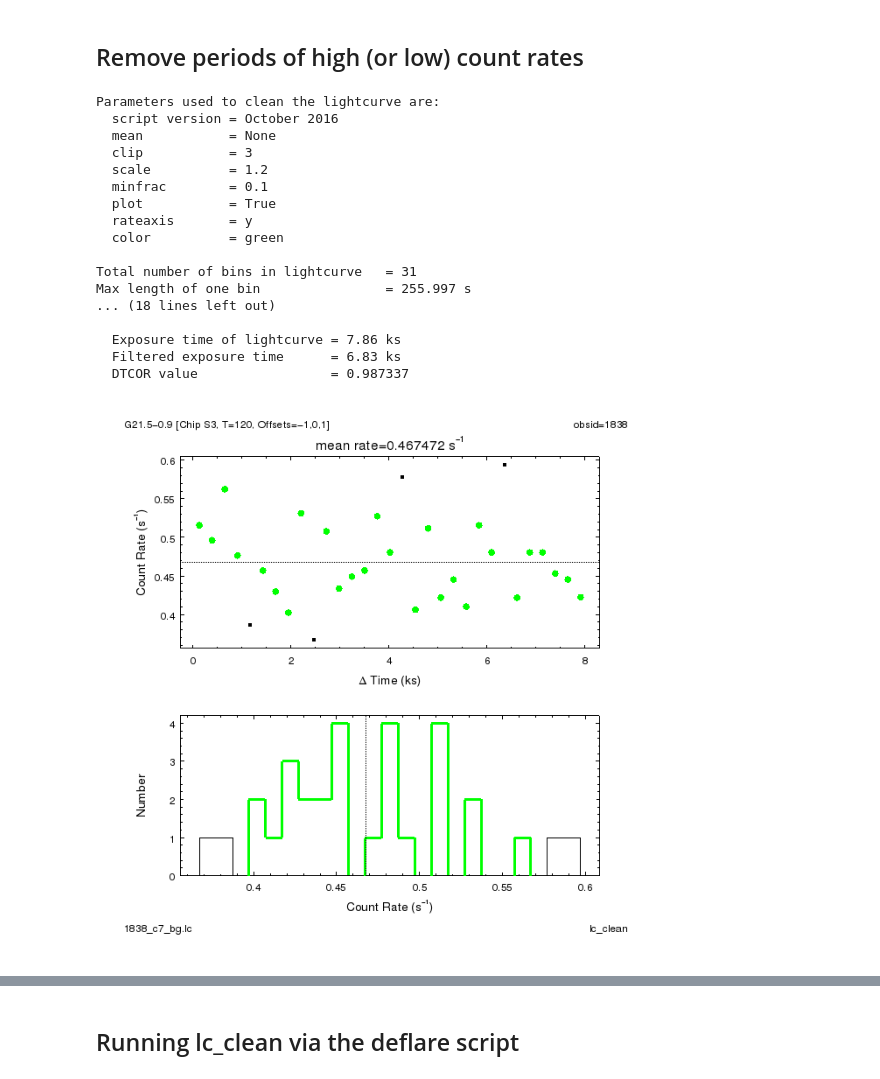
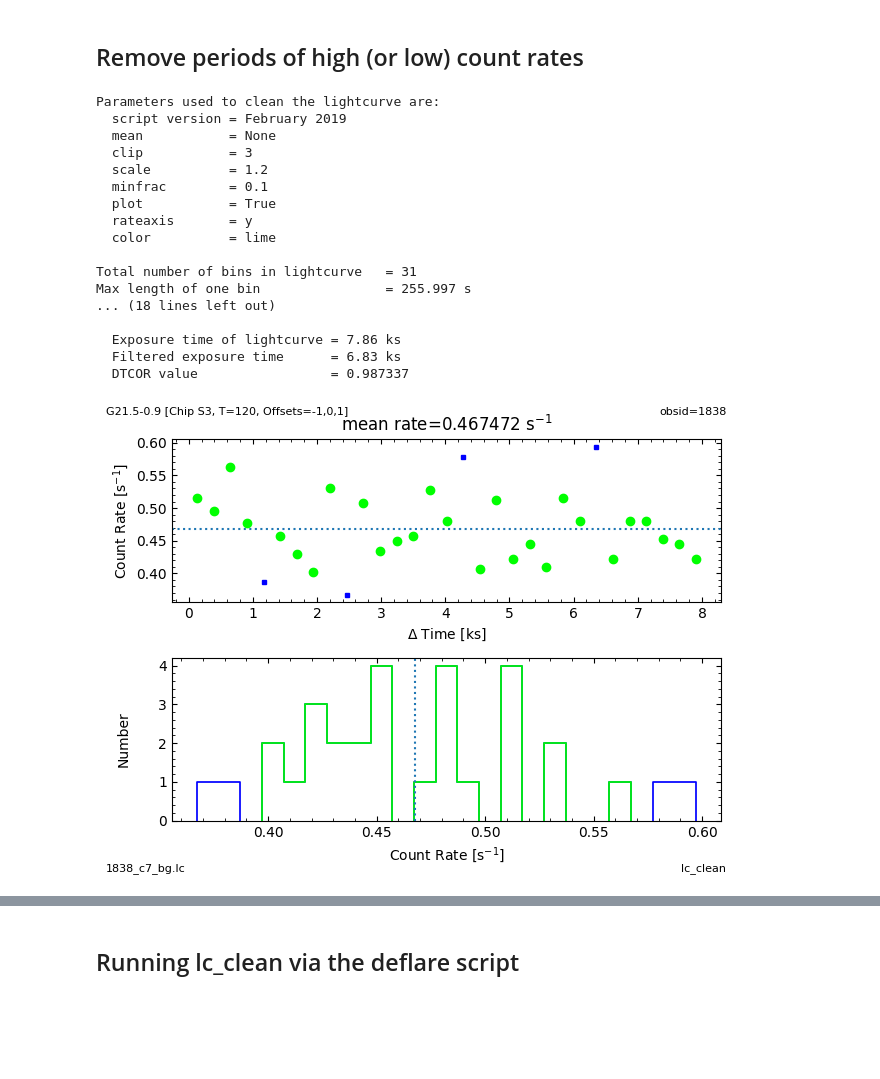
Before and after one commit to cxcsds/ciao-threads, a Jupyter notebook: flare.ipynb, the cells around one changed output, grey strips where cells are left out. Saved outputs shown, nothing was run; the diff lists cells and outputs as text; code cells hidden in the pictures; blank space fills up the shorter version.

```diff
--- a/flare.ipynb
+++ b/flare.ipynb
@@ -106,32 +123,33 @@ dmextract mode=h clob+
 # %%
 cat << EOM > c1.py
 from lightcurves import *
 lc_clean("1838_c7_bg.lc")
-print_window("chips_01.png","export.clobber=True")
-quit()
+
+import matplotlib.pylab as plt
+plt.savefig("plot_01.png")
 EOM
 
-chips -b c1.py
-display < chips_01.png
+python c1.py
+display < plot_01.png
 # %% [output]
 Parameters used to clean the lightcurve are:
-  script version = October 2016
+  script version = February 2019
   mean           = None
   clip           = 3
   scale          = 1.2
   minfrac        = 0.1
   plot           = True
   rateaxis       = y
-  color          = green
+  color          = lime
 
 Total number of bins in lightcurve   = 31
 Max length of one bin                = 255.997 s
 ... (18 lines left out)
 
   Exposure time of lightcurve = 7.86 ks
   Filtered exposure time      = 6.83 ks
   DTCOR value                 = 0.987337
-[figure, old version]
+[figure, new version]
 # %%
 cat << EOM > c2.py
 from lightcurves import *
```
Also changed, not shown: parts of 11 cells of this notebook, 2 other files.
